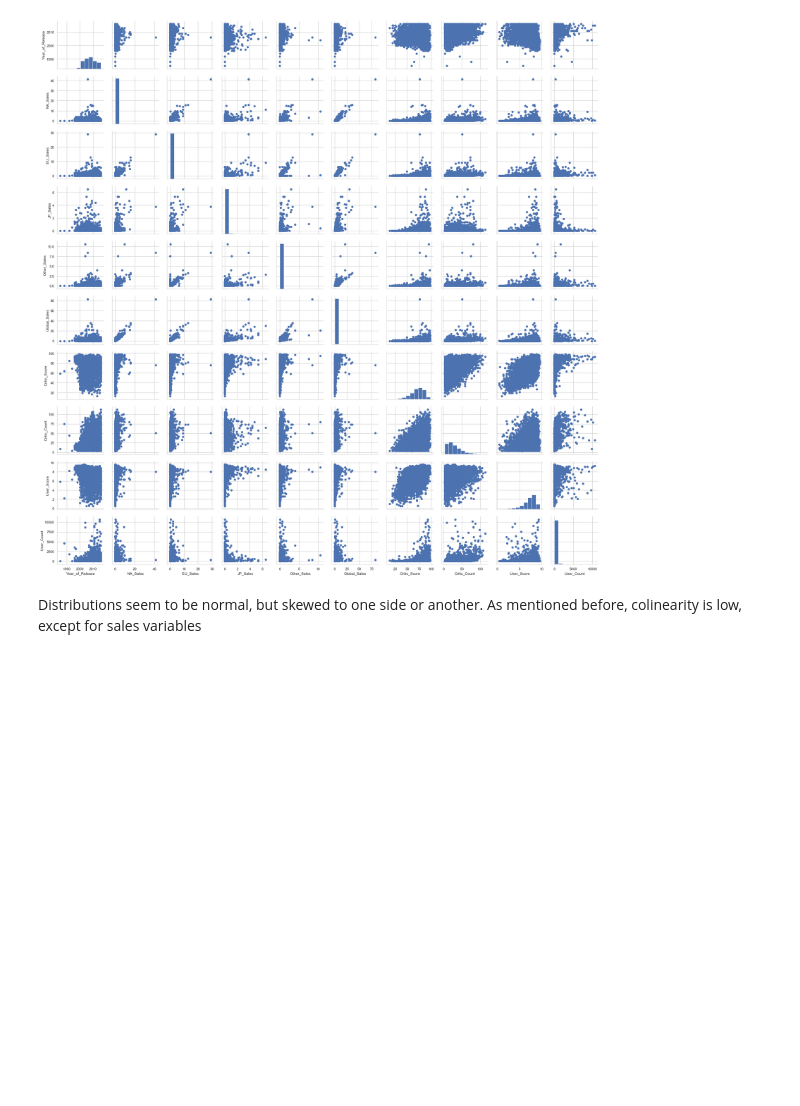
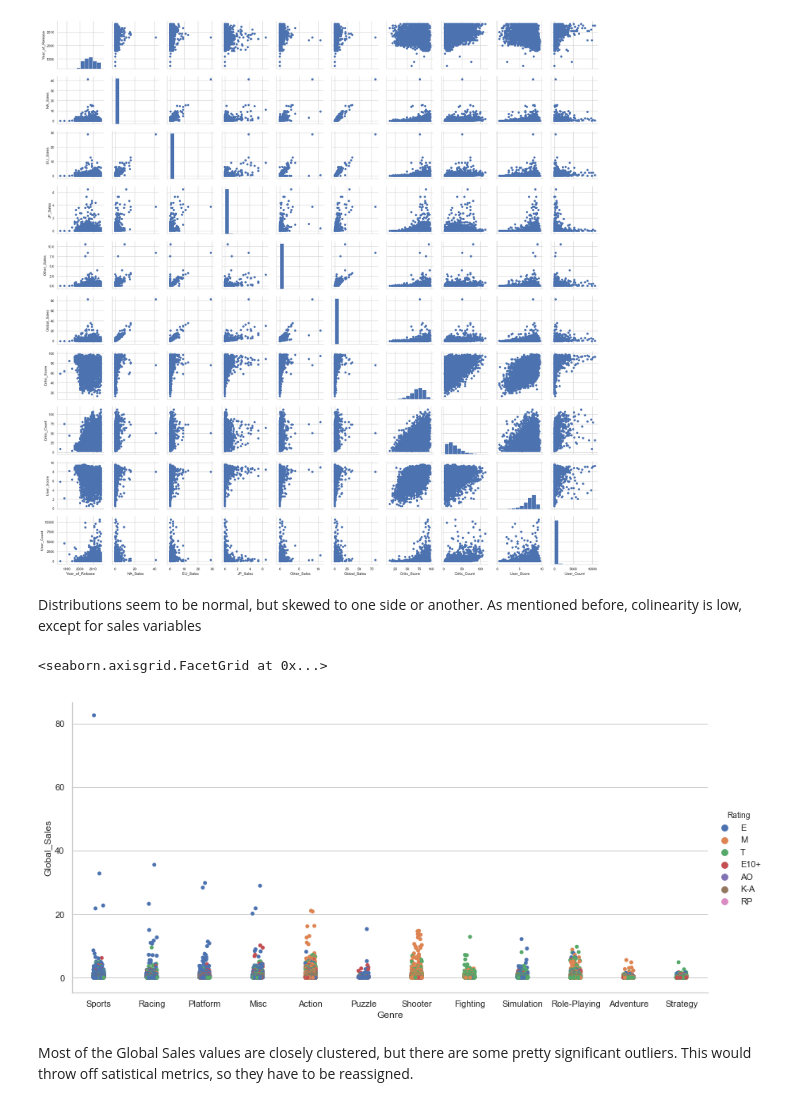
Before and after one commit to legomydiego/Thinkful-Unit-3, a Jupyter notebook: Supervised Learning Capstone Project.ipynb, the cells around one changed output. Drawn from its saved outputs; the diff is of its cells as text; code cells hidden in the pictures; blank space fills up the shorter version.

```diff
--- a/Supervised Learning Capstone Project.ipynb
+++ b/Supervised Learning Capstone Project.ipynb
@@ -145,0 +145,7 @@ sns.
+# %%
+sns.catplot(data=clean_df, x='Genre', y='Global_Sales', height=6, aspect=2, hue='Rating')
+# %% [output]
+<seaborn.axisgrid.FacetGrid at 0x...>
+[figure, added]
+# %% [markdown]
+Most of the Global Sales values are closely clustered, but there are some pretty significant outliers. This would throw off satistical metrics, so they have to be reassigned.
```
Also changed, not shown: parts of 7 cells of this notebook.
